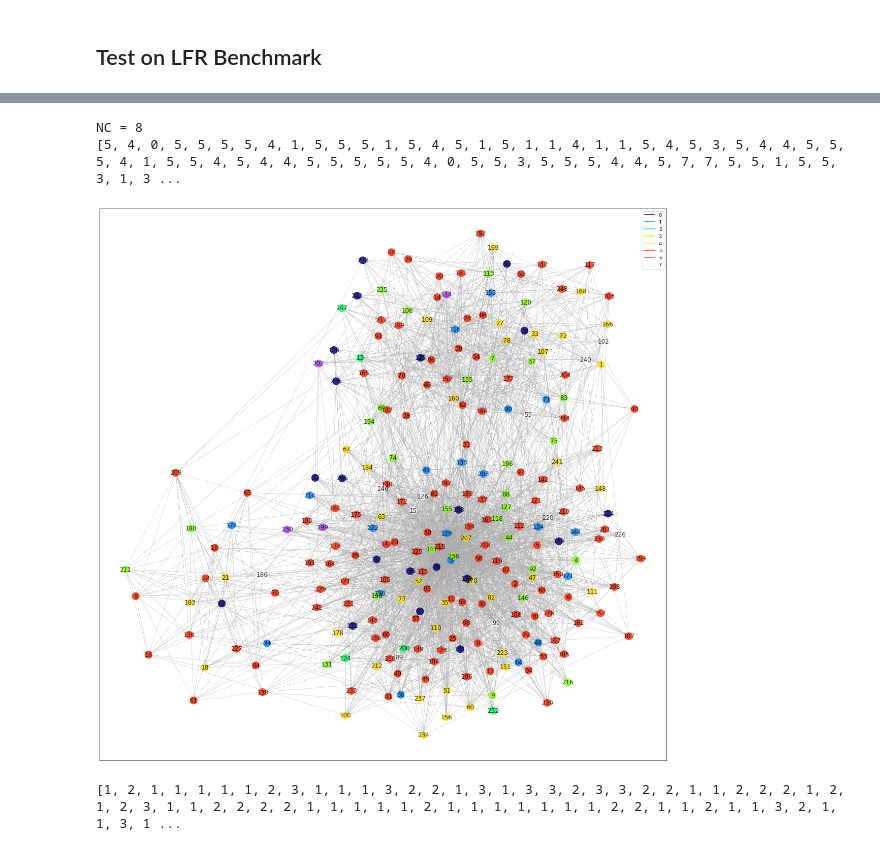
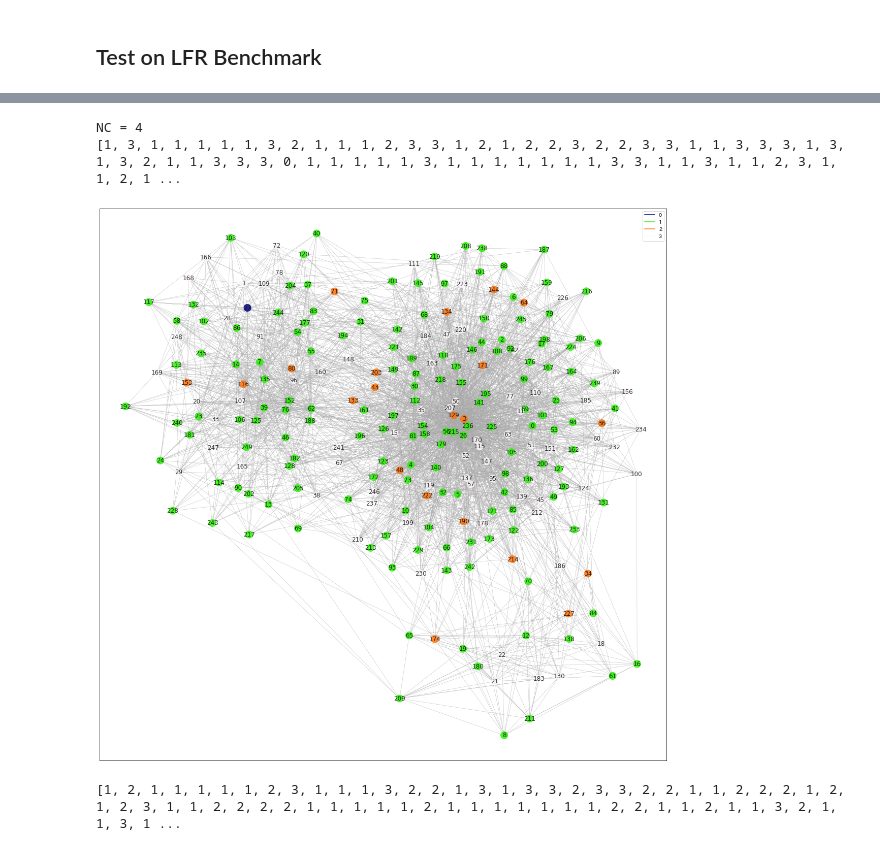
Before and after one commit to KeiNagayama/Infomap, a Jupyter notebook: draw_community.ipynb, the cells around one changed output, grey strips where cells are left out. Cells and saved outputs as stored; diff of their text form; code cells hidden in the pictures.

Commit message:
updated get_optimal_community -> almost passed lft test (remaining that 1-node communities exist)

```diff
--- a/draw_community.ipynb
+++ b/draw_community.ipynb
@@ -380,18 +380,21 @@ NC = 3
 # %%
 # community = [12,0,2,35,1,23,2,3,4,47,5,6,17,7,41,19,8,50,9,29,41,10,17,11,14,49,2,3,41,41,54,13,55,10,17,2,14,7,10,14,22,36,16,23,10,17,7,18,2,28,19,20,46,53,41,41,2,2,24,37,2,10,38,41,23,11,12,25,41,24,4,25,41,2,2,7,48,12,41,2,4,1,48,41,26,7,27,2,2,48,41,19,28,11,1,2,47,43,2,54,2,19,29,27,50,48,41,20,2,53,21,40,2,27,24,31,12,41,41,12,33,14,7,54,24,13,50,24,2,35,2,2,39,41,7,6,41,37,38,47,36,1,11,2,7,0,39,2,2,47,31,40,54,14,47,6,2,48,41,12,12,36,24,16,2,26,43,44,48,45,36,43,46,13,16,7,39,20,41,2,48,5,15,47,34,49,38,21,12,49,41,2,19,7,47,50,2,2,51,12,2,2,39,41,52,50,2,1,53,41,3,2,18,53,19,32,7,18,2,7,46,54,50,54,41,10,10,55,12,13,2,1,19,54,51,52,2,17,2,30,27,2,2,38,2,2,42,17,13,7]
 # community = [5,5,5,5,5,5,5,8,2,5,5,5,2,5,8,5,2,5,2,2,10,2,2,5,7,5,5,5,5,5,5,5,5,8,2,5,5,8,5,8,4,9,5,5,9,5,8,5,5,5,9,5,5,5,7,8,6,5,5,9,5,2,5,9,6,2,1,6,5,8,2,5,3,0,5,5,10,5,3,9,5,5,5,5,2,5,5,6,9,5,5,9,9,0,5,5,5,8,5,5,5,9,3,7,9,5,3,5,5,3,5,6,1,5,10,5,5,5,5,5,3,9,9,5,2,5,5,5,8,5,2,5,10,5,10,5,5,5,2,9,5,5,3,5,5,5,5,9,5,4,5,6,8,8,9,5,5,5,5,3,5,10,5,5,5,5,5,5,8,5,5,9,5,6,2,6,10,9,6,5,2,8,5,2,5,5,2,5,8,5,9,5,8,5,10,9,8,5,5,5,9,5,10,5,10,8,5,5,6,2,5,2,9,5,5,5,5,5,5,6,9,5,5,0,6,9,5,2,10,5,6,9,5,5,2,3,5,5,9,9,8,5,5,5,5,5,9,5,8,8]
 
 # 12/06 NC=8 using pagerank with unrecorded link teleportatino
 community = [5,4,0,5,5,5,5,4,1,5,5,5,1,5,4,5,1,5,1,1,4,1,1,5,4,5,3,5,4,4,5,5,5,4,1,5,5,4,5,4,4,5,5,5,5,5,4,0,5,5,3,5,5,5,4,4,5,7,7,5,5,1,5,5,3,1,3,3,5,4,1,5,2,0,3,5,6,5,4,0,5,5,5,4,1,5,4,0,0,5,4,4,0,0,5,5,5,0,5,5,5,3,7,4,5,5,5,7,0,2,3,0,5,4,4,0,5,4,5,5,6,3,3,5,3,4,5,5,4,5,1,3,5,5,3,5,5,5,1,3,5,5,2,5,5,5,5,5,5,5,5,7,4,4,3,5,5,5,5,5,5,0,5,5,5,5,7,5,4,7,5,5,5,5,1,3,6,4,3,0,1,4,5,1,5,7,1,5,7,5,3,3,4,3,4,3,7,5,5,5,0,5,0,3,4,4,2,5,0,1,7,1,3,5,5,5,5,5,5,3,5,5,5,0,3,3,5,5,4,5,3,6,5,5,5,2,5,3,5,0,5,5,5,5,5,0,3,5,4,4]
 
+# 12/12 NC=4
+community = [1,3,1,1,1,1,1,3,2,1,1,1,2,3,3,1,2,1,2,2,3,2,2,3,3,1,1,3,3,3,1,3,1,3,2,1,1,3,3,3,0,1,1,1,1,1,3,1,1,1,1,1,1,1,3,3,1,1,3,1,1,2,3,1,1,2,1,1,1,3,2,3,3,1,1,3,3,1,3,1,3,1,1,3,2,1,3,1,1,1,3,3,1,1,1,1,3,1,1,1,1,1,3,3,1,1,3,3,1,3,1,1,1,3,3,1,3,3,1,1,3,1,1,1,1,3,1,1,3,1,2,1,3,1,1,3,1,1,2,1,1,1,1,1,1,1,1,1,1,1,1,1,3,3,1,1,1,1,1,1,3,1,1,1,1,3,3,1,3,3,1,1,1,1,2,1,1,3,1,1,2,3,3,2,1,1,2,1,3,1,1,1,3,1,3,1,1,1,1,1,1,1,3,1,3,3,1,1,1,2,1,2,1,1,1,1,1,3,1,1,1,1,1,1,1,1,1,2,3,1,1,1,1,1,1,3,1,1,1,1,3,1,1,3,3,1,1,3,3,3]
+
 figsize=(20,20)
 node_size = 200
 with_labels = True
 plot_community(E, community, figsize, node_size, with_labels)
 # %% [output]
-NC = 8
-[5, 4, 0, 5, 5, 5, 5, 4, 1, 5, 5, 5, 1, 5, 4, 5, 1, 5, 1, 1, 4, 1, 1, 5, 4, 5, 3, 5, 4, 4, 5, 5, 5, 4, 1, 5, 5, 4, 5, 4, 4, 5, 5, 5, 5, 5, 4, 0, 5, 5, 3, 5, 5, 5, 4, 4, 5, 7, 7, 5, 5, 1, 5, 5, 3, 1, 3 ...
+NC = 4
+[1, 3, 1, 1, 1, 1, 1, 3, 2, 1, 1, 1, 2, 3, 3, 1, 2, 1, 2, 2, 3, 2, 2, 3, 3, 1, 1, 3, 3, 3, 1, 3, 1, 3, 2, 1, 1, 3, 3, 3, 0, 1, 1, 1, 1, 1, 3, 1, 1, 1, 1, 1, 1, 1, 3, 3, 1, 1, 3, 1, 1, 2, 3, 1, 1, 2, 1 ...
-[figure, old version]
+[figure, new version]
 # %%
 # 2 level
 seed = 1
```
Also changed, not shown: parts of 1 cell of this notebook, 1 other file.
